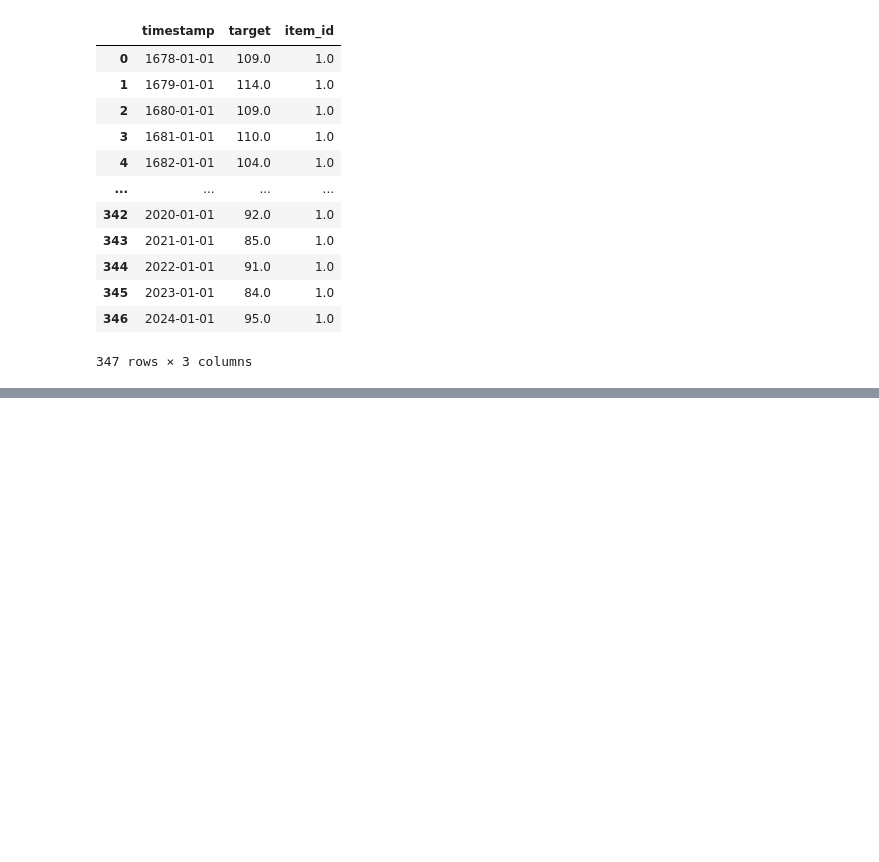
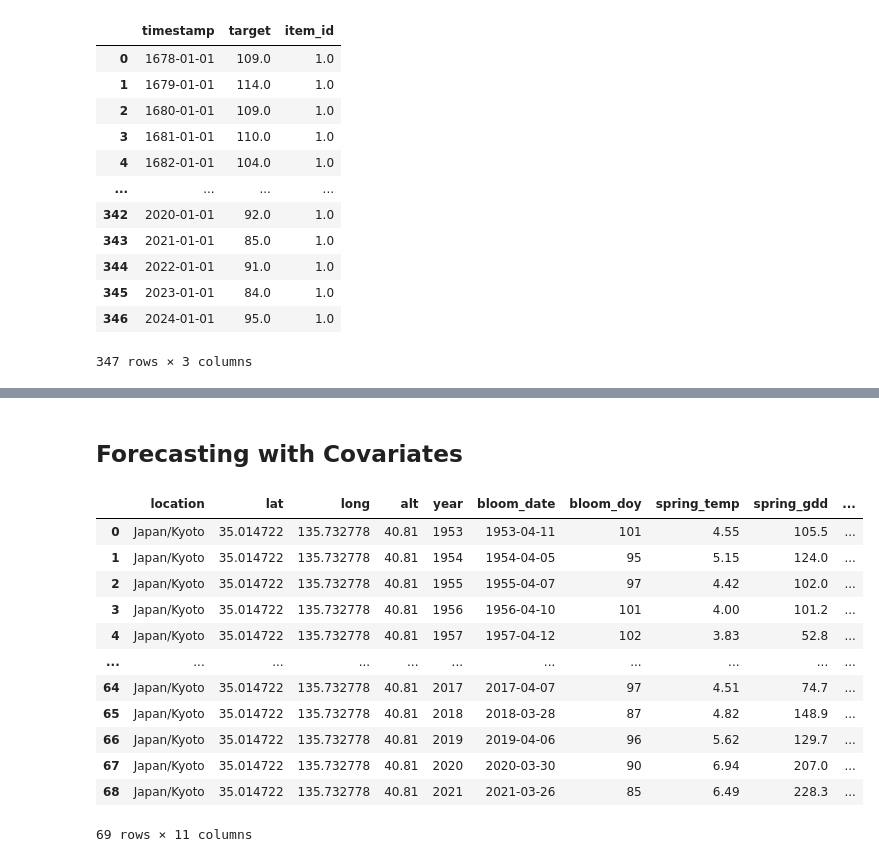
Before and after one commit to jli184/ScAIentists_hackathon, a Jupyter notebook: kyoto_prediction_JL.ipynb, the cells around one changed output, grey strips where cells are left out. Drawn from its saved outputs; the diff is of its cells as text; code cells hidden in the pictures; blank space fills up the shorter version.

Commit message:
Forecasting with Covariates

```diff
--- a/kyoto_prediction_JL.ipynb
+++ b/kyoto_prediction_JL.ipynb
@@ -98,0 +122,19 @@ plt.savefig('kyoto_pred.pdf')
+# %% [markdown]
+## Forecasting with Covariates
+# %%
+df_cov = pd.read_csv('data/by_city/japan_Japan_Kyoto.csv')
+df_cov
+# %% [output]
+|  | location | lat | long | alt | year | bloom_date | bloom_doy | spring_temp | spring_gdd | ... |
+| 0 | Japan/Kyoto | 35.014722 | 135.732778 | 40.81 | 1953 | 1953-04-11 | 101 | 4.55 | 105.5 | ... |
+| 1 | Japan/Kyoto | 35.014722 | 135.732778 | 40.81 | 1954 | 1954-04-05 | 95 | 5.15 | 124.0 | ... |
+| 2 | Japan/Kyoto | 35.014722 | 135.732778 | 40.81 | 1955 | 1955-04-07 | 97 | 4.42 | 102.0 | ... |
+| 3 | Japan/Kyoto | 35.014722 | 135.732778 | 40.81 | 1956 | 1956-04-10 | 101 | 4.00 | 101.2 | ... |
+| 4 | Japan/Kyoto | 35.014722 | 135.732778 | 40.81 | 1957 | 1957-04-12 | 102 | 3.83 | 52.8 | ... |
+| ... | ... | ... | ... | ... | ... | ... | ... | ... | ... | ... |
+| 64 | Japan/Kyoto | 35.014722 | 135.732778 | 40.81 | 2017 | 2017-04-07 | 97 | 4.51 | 74.7 | ... |
+| 65 | Japan/Kyoto | 35.014722 | 135.732778 | 40.81 | 2018 | 2018-03-28 | 87 | 4.82 | 148.9 | ... |
+| 66 | Japan/Kyoto | 35.014722 | 135.732778 | 40.81 | 2019 | 2019-04-06 | 96 | 5.62 | 129.7 | ... |
+| 67 | Japan/Kyoto | 35.014722 | 135.732778 | 40.81 | 2020 | 2020-03-30 | 90 | 6.94 | 207.0 | ... |
+| 68 | Japan/Kyoto | 35.014722 | 135.732778 | 40.81 | 2021 | 2021-03-26 | 85 | 6.49 | 228.3 | ... |
+69 rows × 11 columns
```
Also changed, not shown: parts of 9 cells of this notebook, 2 other files.
